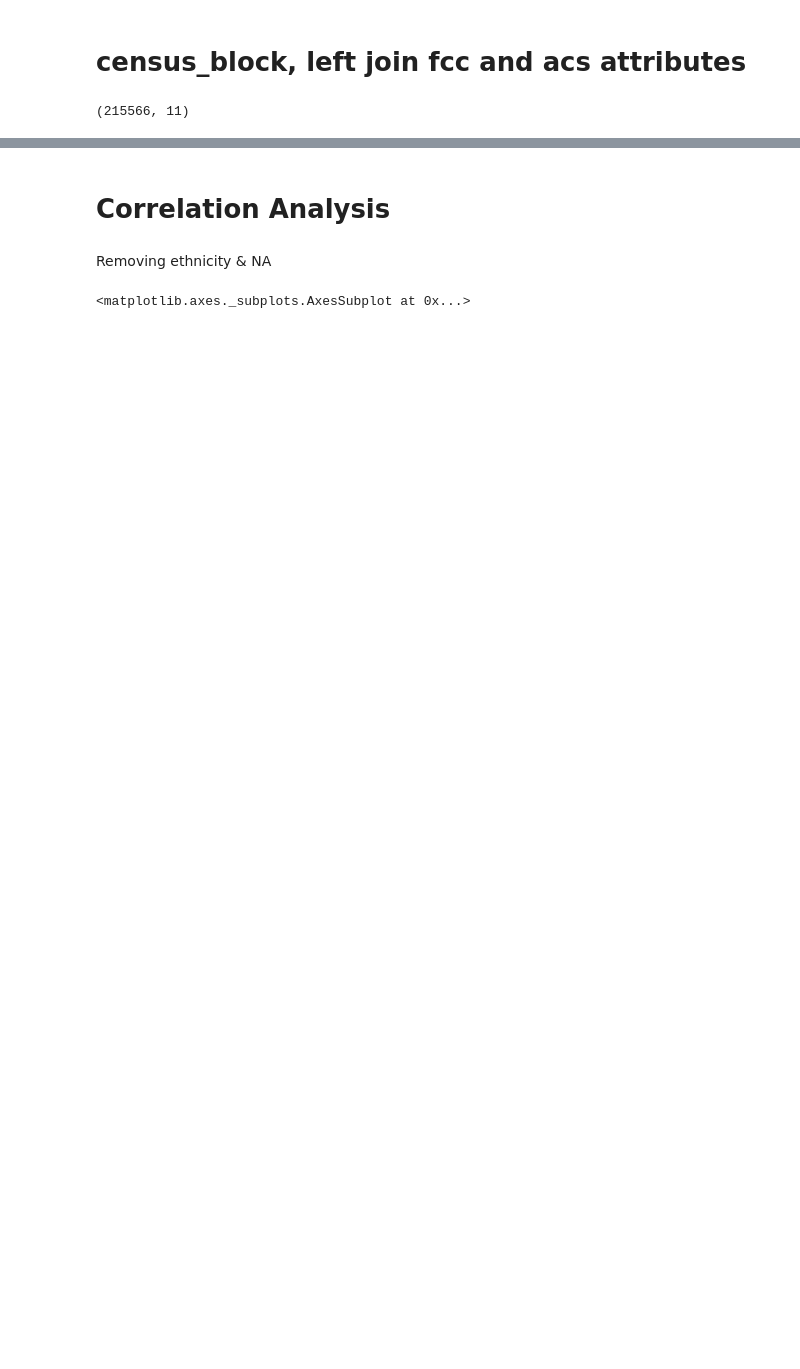
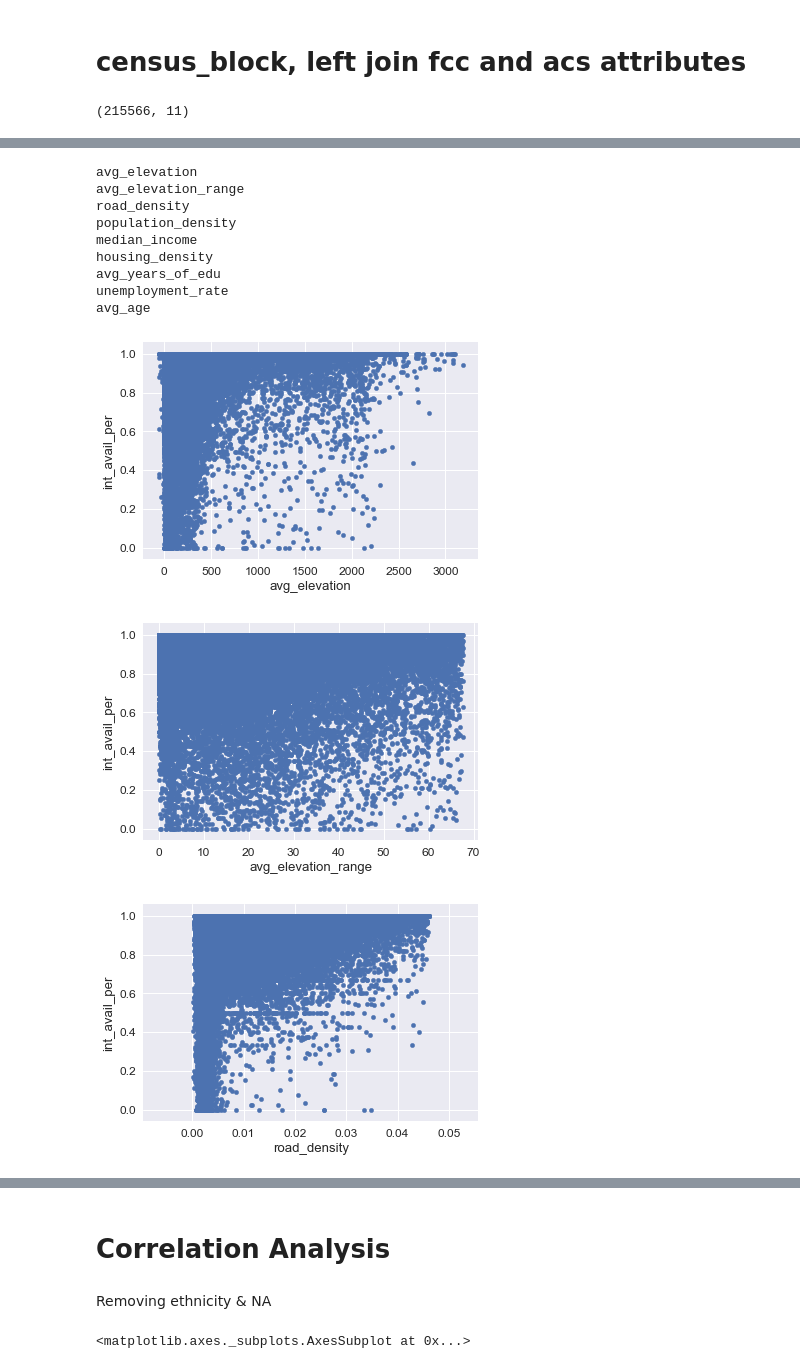
Before and after one commit to fccdsicapstone/data-exploration, a Jupyter notebook: internet_access_rate_analysis_model.ipynb, the cells around one changed output, grey strips where cells are left out. Cells and saved outputs as stored; diff of their text form; code cells hidden in the pictures; blank space fills up the shorter version.

```diff
--- a/internet_access_rate_analysis_model.ipynb
+++ b/internet_access_rate_analysis_model.ipynb
@@ -146,0 +161,20 @@ existing_data.describe()
+# %%
+for col in existing_data.columns[1:]:
+    try:
+        existing_data.plot(x=col, y='int_avail_per', kind='scatter')
+        print(col)
+    except KeyError:
+        pass
+# %% [output]
+avg_elevation
+avg_elevation_range
+road_density
+population_density
+median_income
+housing_density
+avg_years_of_edu
+unemployment_rate
+avg_age
+[figure, added]
+[figure, added]
+[figure, added]
```
Also changed, not shown: parts of 21 cells of this notebook.
